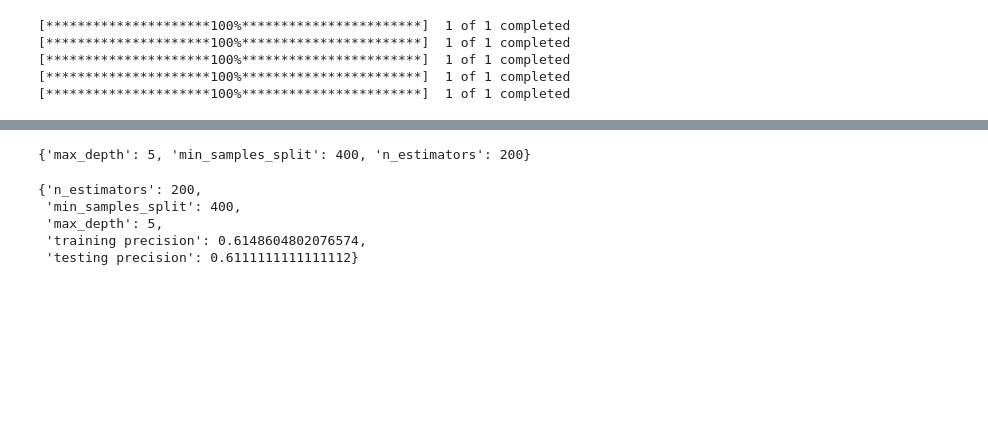
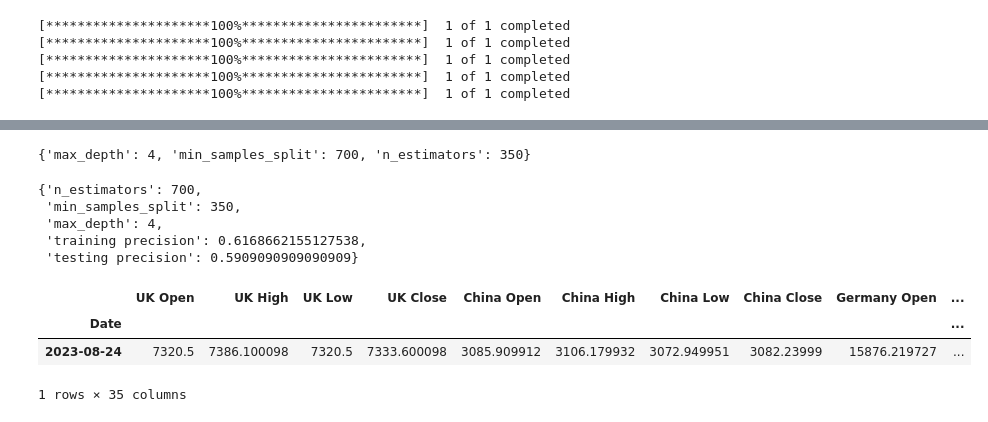
Before and after one commit to kennysiegler/project-four, a Jupyter notebook: RandomForestSPY_Ed.ipynb, the cells around one changed output, grey strips where cells are left out. Drawn from its saved outputs; the diff is of its cells as text; code cells hidden in the pictures; blank space fills up the shorter version.

Commit message:
pushing model development scripts

```diff
--- a/RandomForestSPY_Ed.ipynb
+++ b/RandomForestSPY_Ed.ipynb
@@ -250,19 +341,46 @@ fit_train_score(df_merged,200,650)
+# %%
+def optimize_hyperparams(df, n_est, min_sample, max_depth):
+    features = get_features(df)
+
+    param_grid = {
+        'n_estimators': n_est,
+        'min_samples_split': min_sample,
+        'max_depth' : max_depth,
+    }
+
+    model = RandomForestClassifier(random_state=1)
+
+    train = df.iloc[:-1000]
+    test = df.iloc[-1000:]
+
+    CV_rfc = GridSearchCV(estimator=model, param_grid=param_grid, cv= 5)
+    CV_rfc.fit(train[features], train['Target'])
+
+    print(CV_rfc.best_params_)
 # %%
-n_est = [200] #[200,250,300]
-min_samples_split = [400,450,500] #[400, 450, 500, 550, 600,650,700]
-max_depth = [5] #[4,5,6,7,8]
+n_est = [200,250,300,350,400]
+min_samples_split = [400, 450, 500, 550, 600,650,700]
+max_depth = [4,5,6,7,8]
 
 # uses GridSearchCV from sklearn to find best hyperparameters
 # can take a VERY long time to run if there are a lot of hyperparameters to loop through
 optimize_hyperparams(df_merged, n_est, min_samples_split, max_depth)
 # %% [output]
-{'max_depth': 5, 'min_samples_split': 400, 'n_estimators': 200}
+{'max_depth': 4, 'min_samples_split': 700, 'n_estimators': 350}
 # %%
 # using optimized hyperparameters from above
-fit_train_score_with_depth(df_merged, 200, 400, 5)
+fit_train_score_with_depth(df, 700, 350, 4)
 # %% [output]
-{'n_estimators': 200,
- 'min_samples_split': 400,
- 'max_depth': 5,
- 'training precision': 0.6148604802076574,
- 'testing precision': 0.6111111111111112}
+{'n_estimators': 700,
+ 'min_samples_split': 350,
+ 'max_depth': 4,
+ 'training precision': 0.6168662155127538,
+ 'testing precision': 0.5909090909090909}
+# %%
+df_most_recent = df_merged[-1:].copy()
+df_most_recent
+# %% [output]
+|  | UK Open | UK High | UK Low | UK Close | China Open | China High | China Low | China Close | Germany Open | ... |
+| Date |  |  |  |  |  |  |  |  |  | ... |
+| 2023-08-24 | 7320.5 | 7386.100098 | 7320.5 | 7333.600098 | 3085.909912 | 3106.179932 | 3072.949951 | 3082.23999 | 15876.219727 | ... |
+1 rows × 35 columns
```
Also changed, not shown: parts of 24 cells of this notebook, 2 other files.
